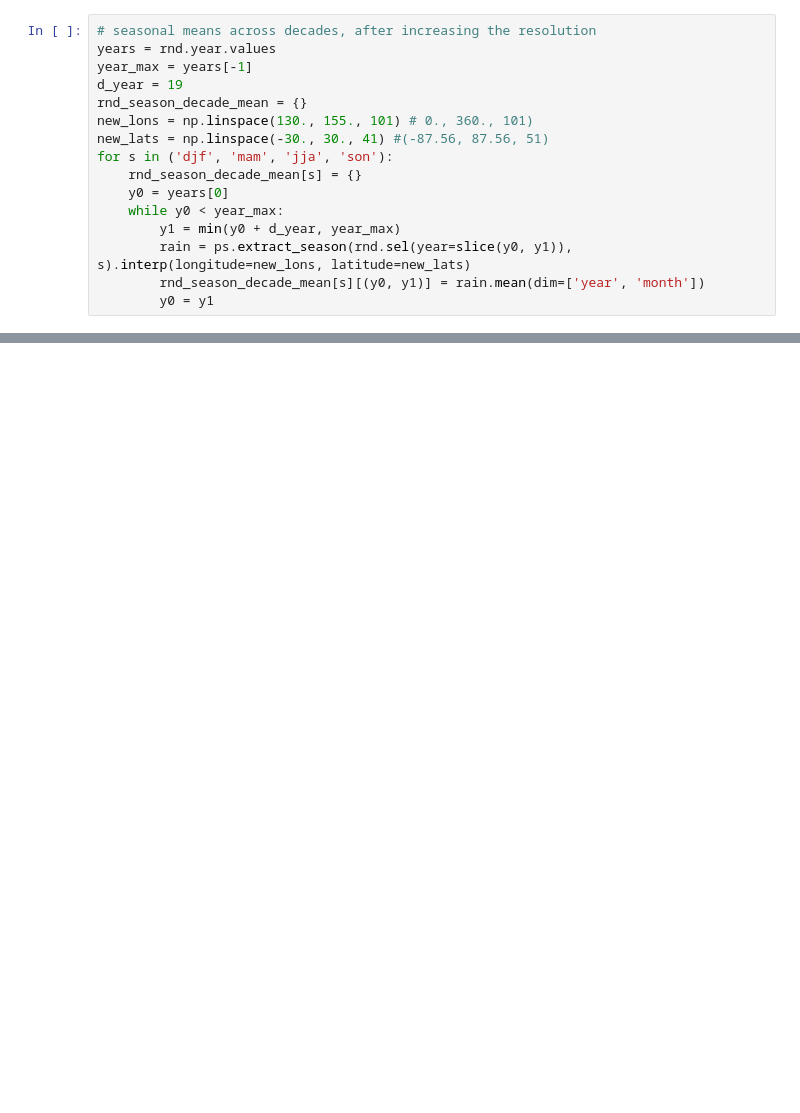
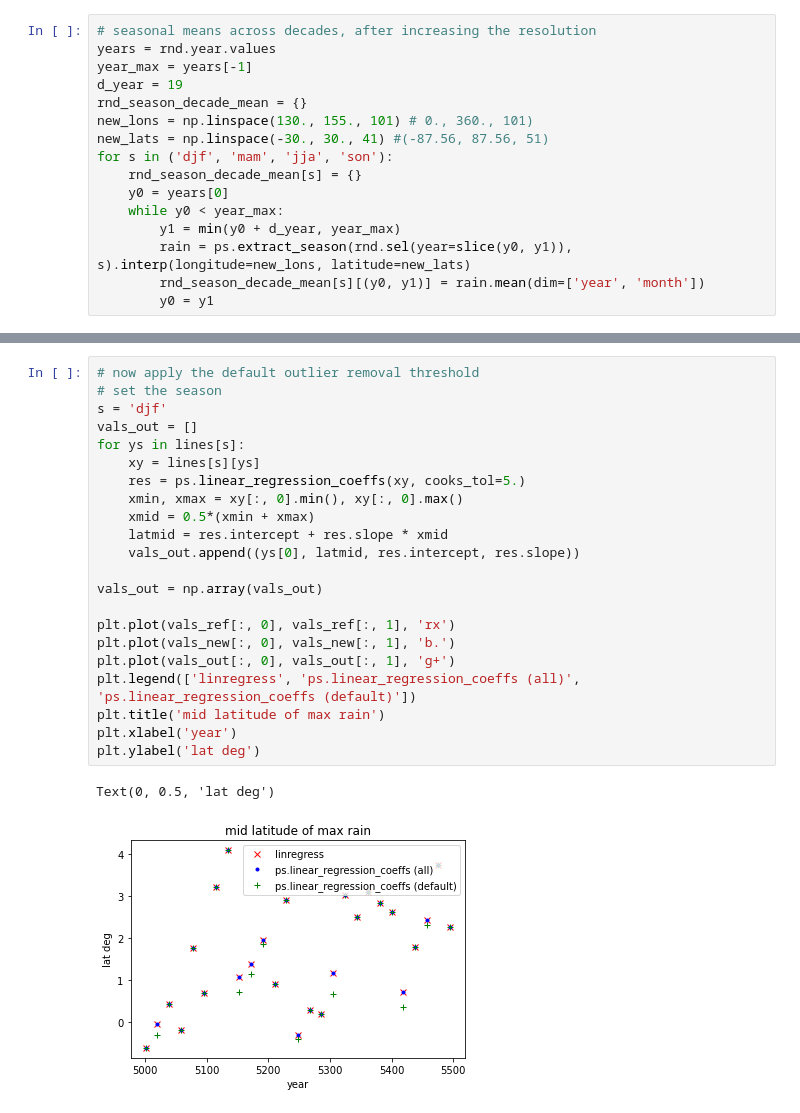
Before and after one commit to pletzer/paleoscripts, a Jupyter notebook: notebooks/SPCZ location_ap.ipynb, the cells around one changed output, grey strips where cells are left out. Saved outputs shown, nothing was run; the diff lists cells and outputs as text; blank space fills up the shorter version.

```diff
--- a/notebooks/SPCZ location_ap.ipynb
+++ b/notebooks/SPCZ location_ap.ipynb
@@ -103,0 +159,25 @@ plt.legend(leg)
+# %%
+# now apply the default outlier removal threshold
+# set the season
+s = 'djf'
+vals_out = []
+for ys in lines[s]:
+    xy = lines[s][ys]
+    res = ps.linear_regression_coeffs(xy, cooks_tol=5.)
+    xmin, xmax = xy[:, 0].min(), xy[:, 0].max()
+    xmid = 0.5*(xmin + xmax)
+    latmid = res.intercept + res.slope * xmid
+    vals_out.append((ys[0], latmid, res.intercept, res.slope))
+
+vals_out = np.array(vals_out)
+
+plt.plot(vals_ref[:, 0], vals_ref[:, 1], 'rx')
+plt.plot(vals_new[:, 0], vals_new[:, 1], 'b.')
+plt.plot(vals_out[:, 0], vals_out[:, 1], 'g+')
+plt.legend(['linregress', 'ps.linear_regression_coeffs (all)', 'ps.linear_regression_coeffs (default)'])
+plt.title('mid latitude of max rain')
+plt.xlabel('year')
+plt.ylabel('lat deg')
+# %% [output]
+Text(0, 0.5, 'lat deg')
+[figure, added]
```
Also changed, not shown: parts of 12 cells of this notebook.
